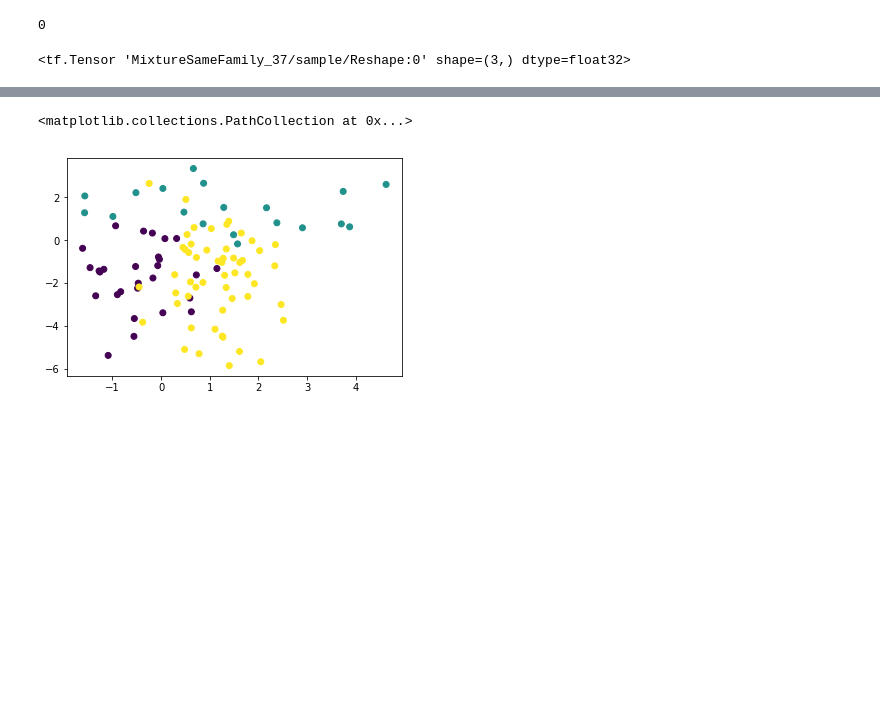
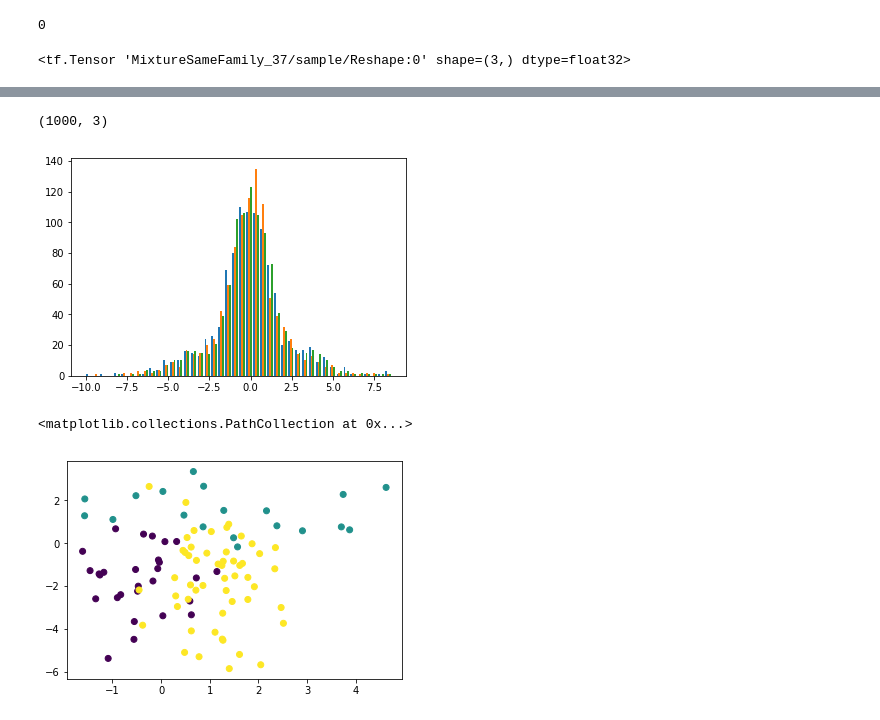
Before and after one commit to deoxyribose/FactOrCluster, a Jupyter notebook: IFA.ipynb, the cells around one changed output, grey strips where cells are left out. Drawn from its saved outputs; the diff is of its cells as text; code cells hidden in the pictures; blank space fills up the shorter version.

Commit message:
Independent

```diff
--- a/IFA.ipynb
+++ b/IFA.ipynb
@@ -59,10 +58,9 @@ x.sample()
 # %% [output]
 <tf.Tensor 'MixtureSameFamily_37/sample/Reshape:0' shape=(3,) dtype=float32>
 # %%
-K = 3
-D = 2
-pi = Dirichlet(tf.ones([D,K]))
+K = 2
+pi = Dirichlet(tf.ones([K]))
 z = Categorical(probs=pi)
-sigmasq = InverseGamma(tf.ones([D,K]), tf.ones([D,K]))
-x = ds.MixtureSameFamily(mixture_distribution=z,components_distribution=Normal(loc=tf.zeros([D,K]),scale=tf.sqrt(sigmasq)))
+sigmasq = InverseGamma(tf.ones([K]), tf.ones([K]))
+x = ds.MixtureSameFamily(mixture_distribution=z,components_distribution=Normal(loc=tf.zeros([K]),scale=tf.sqrt(sigmasq)))
 # %%
@@ -155,21 +136,29 @@ class MixtureOfUnivariateNormal(RandomVariable, Distribution):
             graph_parents=[self._params, self._n],
             name=name)
 
+    @staticmethod
+    def _param_shapes(sample_shape):
+        return {"params": tf.convert_to_tensor(sample_shape, dtype=tf.int32)}
+
     @property
     def params(self):
         """Distribution parameter."""
         return self._params
 
+    @property
+    def n(self):
+        """Number of samples."""
+        return self._n
+
     def _log_prob(self, value):
         raise NotImplementedError("log_prob is not implemented")
 
     def _sample_n(self, n, seed=None):
-        input_tensor = self.params # K,D
-        K = input_tensor[0]
-        D = input_tensor[1] # D here means number of independent MoGs, not dimensionality of the MoG
-        pi = Dirichlet(tf.ones([D,K]))
+        input_tensor = self.params #K
+        K = input_tensor[1]
+        pi = Dirichlet(tf.ones([K]))
         z = Categorical(probs=pi)
-        sigmasq = InverseGamma(tf.ones([D,K]), tf.ones([D,K]))
-        x = ds.MixtureSameFamily(mixture_distribution=z,components_distribution=Normal(loc=tf.zeros([D,K]),scale=tf.sqrt(sigmasq)))
-        return x.sample()
+        sigmasq = InverseGamma(tf.ones([K]), tf.ones([K]))
+        x = ds.MixtureSameFamily(mixture_distribution=z,components_distribution=Normal(loc=tf.zeros([K]),scale=tf.sqrt(sigmasq)))
+        return x._sample_n(n, seed)
 # %%
@@ -189,3 +197,14 @@ Caused by op u'MixtureOfUnivariateNormal_35/sample_2/Reshape', defined at:
+# %%
+sess = ed.get_session()
+mog_sample = mog.sample((1000,3)).eval()
+# %%
+mog_sample.shape
+# %% [output]
+(1000, 3)
+# %%
+plt.hist(mog_sample,'auto');
+# %% [output]
+[figure, added]
 # %%
 mog1 = mixtureOfGaussians(N=100,D=2,K=3)
 # %%
```
Also changed, not shown: parts of 13 cells of this notebook, 1 other file.
